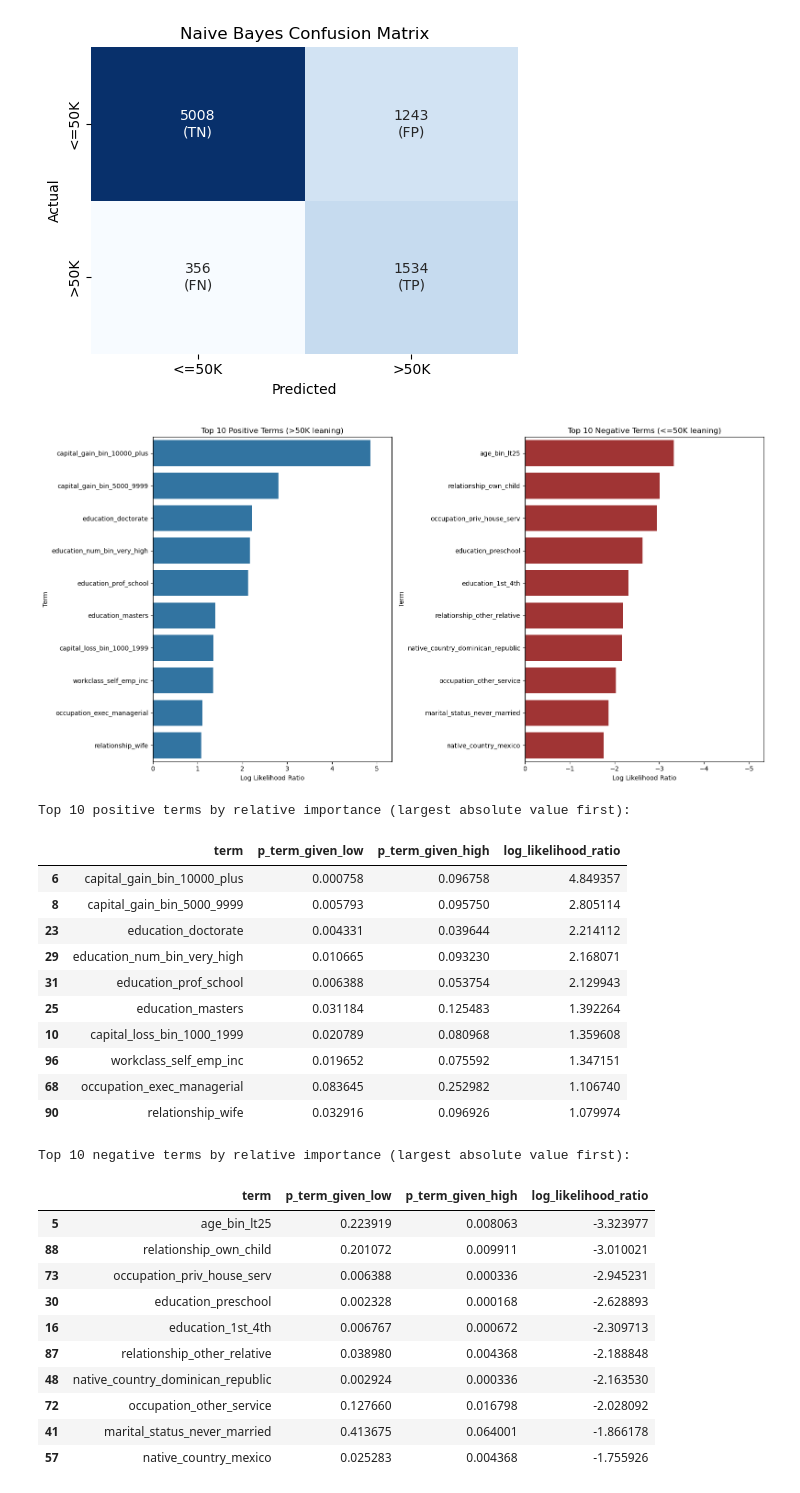
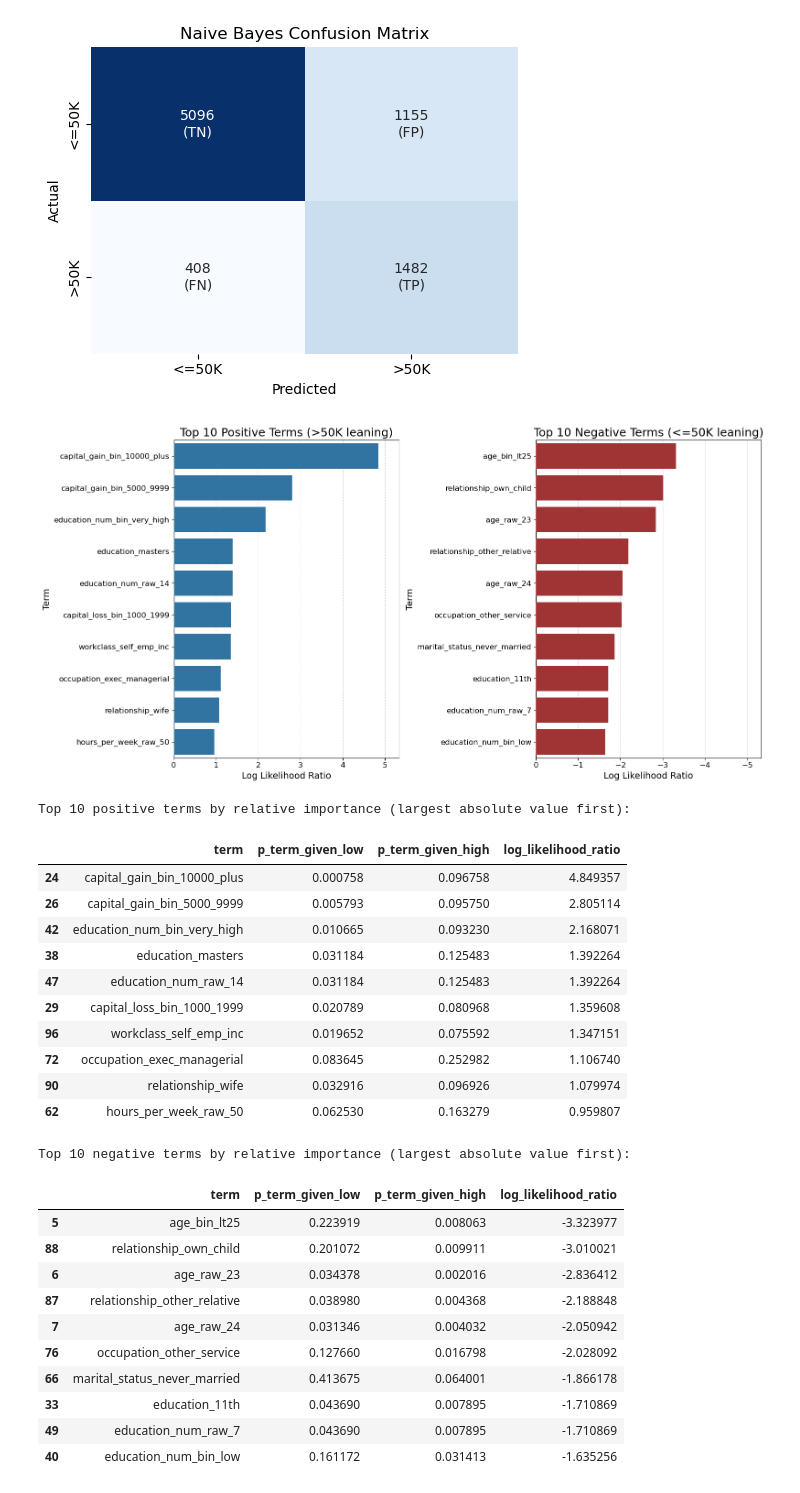
Before and after one commit to Hlpred2/MATH_3180_Project_1, a Jupyter notebook: Naive_Bayes.ipynb, the cells around one changed output. Cells and saved outputs as stored; diff of their text form; code cells hidden in the pictures.

```diff
--- a/Naive_Bayes.ipynb
+++ b/Naive_Bayes.ipynb
@@ -28,7 +28,7 @@ AdultPreprocessConfig = adult_preprocessing.AdultPreprocessConfig
 
 config = AdultPreprocessConfig(
     data_path="census+income/adult.data",
-    continuous_mode="binned",  # choose: "raw", "binned", or "both"
+    continuous_mode="both",  # choose: "raw", "binned", or "both"
 )
 preprocessor = AdultIncomePreprocessor(config)
 
@@ -349,6 +349,11 @@ pos_max = top_terms["log_likelihood_ratio"].max() if len(top_terms) else 0
 neg_abs_max = np.abs(bottom_terms["log_likelihood_ratio"].min()) if len(bottom_terms) else 0
 shared_abs_limit = max(pos_max, neg_abs_max) * 1.1 if max(pos_max, neg_abs_max) > 0 else 1
 
+# Larger text for readability.
+title_fs = 18
+label_fs = 14
+tick_fs = 12
+
 fig, axes = plt.subplots(1, 2, figsize=(16, 8), sharey=False)
 
 sns.barplot(
@@ -357,69 +362,77 @@ sns.barplot(
     y="term",
     order=top_terms["term"],
     color="#1f77b4",
-    ax=axes[0]
+    ax=axes[0],
+    zorder=3
     )
+axes[0].set_axisbelow(True)
 axes[0].axvline(0, color="black", linewidth=1)
 axes[0].set_xlim(0, shared_abs_limit)
-axes[0].set_title("Top 10 Positive Terms (>50K leaning)")
-axes[0].set_xlabel("Log Likelihood Ratio")
-axes[0].set_ylabel("Term")
+axes[0].set_title(f"Top {top_n} Positive Terms (>50K leaning)", fontsize=title_fs)
+axes[0].set_xlabel("Log Likelihood Ratio", fontsize=label_fs)
+axes[0].set_ylabel("Term", fontsize=label_fs)
+axes[0].tick_params(axis="both", labelsize=tick_fs)
+axes[0].grid(axis="x", linestyle="--", alpha=0.5, zorder=0)
 
 sns.barplot(
     data=bottom_terms,
     x="log_likelihood_ratio",
     y="term",
     order=bottom_terms["term"],
     color="#b22222",
-    ax=axes[1]
+    ax=axes[1],
+    zorder=3
     )
+axes[1].set_axisbelow(True)
 axes[1].axvline(0, color="black", linewidth=1)
 axes[1].set_xlim(0, -shared_abs_limit)
-axes[1].set_title("Top 10 Negative Terms (<=50K leaning)")
-axes[1].set_xlabel("Log Likelihood Ratio")
-axes[1].set_ylabel("Term")
+axes[1].set_title(f"Top {top_n} Negative Terms (<=50K leaning)", fontsize=title_fs)
+axes[1].set_xlabel("Log Likelihood Ratio", fontsize=label_fs)
+axes[1].set_ylabel("Term", fontsize=label_fs)
+axes[1].tick_params(axis="both", labelsize=tick_fs)
+axes[1].grid(axis="x", linestyle="--", alpha=0.5, zorder=0)
 
 plt.tight_layout()
 plt.show()
 
-print("Top 10 positive terms by relative importance (largest absolute value first):")
+print(f"Top {top_n} positive terms by relative importance (largest absolute value first):")
 display(top_terms[[
     "term",
     "p_term_given_low",
     "p_term_given_high",
     "log_likelihood_ratio"
 ]])
 
-print("Top 10 negative terms by relative importance (largest absolute value first):")
+print(f"Top {top_n} negative terms by relative importance (largest absolute value first):")
 display(bottom_terms[[
     "term",
     "p_term_given_low",
     "p_term_given_high",
     "log_likelihood_ratio"
 ]])
 # %% [output]
-[figure, old version]
+[figure, new version]
 Top 10 positive terms by relative importance (largest absolute value first):
 |  | term | p_term_given_low | p_term_given_high | log_likelihood_ratio |
-| 6 | capital_gain_bin_10000_plus | 0.000758 | 0.096758 | 4.849357 |
-| 8 | capital_gain_bin_5000_9999 | 0.005793 | 0.095750 | 2.805114 |
-| 23 | education_doctorate | 0.004331 | 0.039644 | 2.214112 |
-| 29 | education_num_bin_very_high | 0.010665 | 0.093230 | 2.168071 |
-| 31 | education_prof_school | 0.006388 | 0.053754 | 2.129943 |
-| 25 | education_masters | 0.031184 | 0.125483 | 1.392264 |
-| 10 | capital_loss_bin_1000_1999 | 0.020789 | 0.080968 | 1.359608 |
+| 24 | capital_gain_bin_10000_plus | 0.000758 | 0.096758 | 4.849357 |
+| 26 | capital_gain_bin_5000_9999 | 0.005793 | 0.095750 | 2.805114 |
+| 42 | education_num_bin_very_high | 0.010665 | 0.093230 | 2.168071 |
+| 38 | education_masters | 0.031184 | 0.125483 | 1.392264 |
+| 47 | education_num_raw_14 | 0.031184 | 0.125483 | 1.392264 |
+| 29 | capital_loss_bin_1000_1999 | 0.020789 | 0.080968 | 1.359608 |
 | 96 | workclass_self_emp_inc | 0.019652 | 0.075592 | 1.347151 |
-| 68 | occupation_exec_managerial | 0.083645 | 0.252982 | 1.106740 |
+| 72 | occupation_exec_managerial | 0.083645 | 0.252982 | 1.106740 |
 | 90 | relationship_wife | 0.032916 | 0.096926 | 1.079974 |
+| 62 | hours_per_week_raw_50 | 0.062530 | 0.163279 | 0.959807 |
 Top 10 negative terms by relative importance (largest absolute value first):
 |  | term | p_term_given_low | p_term_given_high | log_likelihood_ratio |
 | 5 | age_bin_lt25 | 0.223919 | 0.008063 | -3.323977 |
 | 88 | relationship_own_child | 0.201072 | 0.009911 | -3.010021 |
-| 73 | occupation_priv_house_serv | 0.006388 | 0.000336 | -2.945231 |
-| 30 | education_preschool | 0.002328 | 0.000168 | -2.628893 |
-| 16 | education_1st_4th | 0.006767 | 0.000672 | -2.309713 |
+| 6 | age_raw_23 | 0.034378 | 0.002016 | -2.836412 |
 | 87 | relationship_other_relative | 0.038980 | 0.004368 | -2.188848 |
-| 48 | native_country_dominican_republic | 0.002924 | 0.000336 | -2.163530 |
-| 72 | occupation_other_service | 0.127660 | 0.016798 | -2.028092 |
-| 41 | marital_status_never_married | 0.413675 | 0.064001 | -1.866178 |
-| 57 | native_country_mexico | 0.025283 | 0.004368 | -1.755926 |
+| 7 | age_raw_24 | 0.031346 | 0.004032 | -2.050942 |
+| 76 | occupation_other_service | 0.127660 | 0.016798 | -2.028092 |
+| 66 | marital_status_never_married | 0.413675 | 0.064001 | -1.866178 |
+| 33 | education_11th | 0.043690 | 0.007895 | -1.710869 |
+| 49 | education_num_raw_7 | 0.043690 | 0.007895 | -1.710869 |
+| 40 | education_num_bin_low | 0.161172 | 0.031413 | -1.635256 |
```
Also changed, not shown: parts of 5 cells of this notebook, 6 other files.
